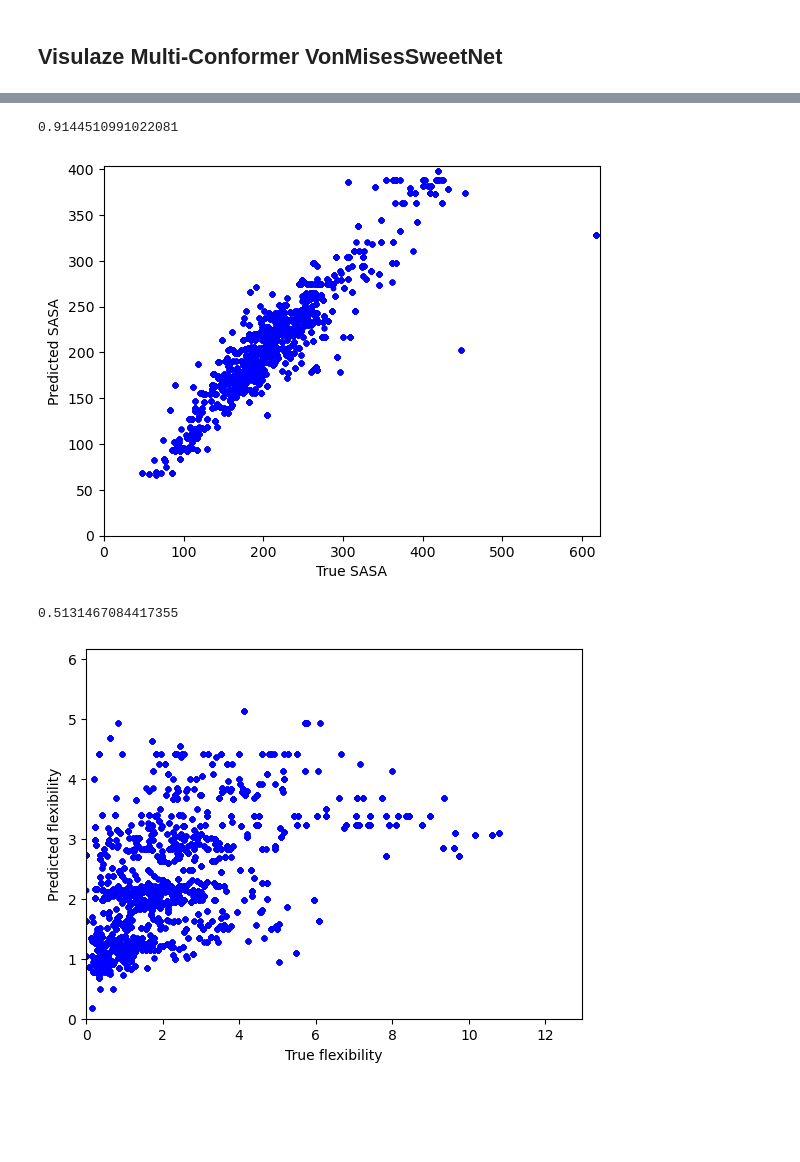
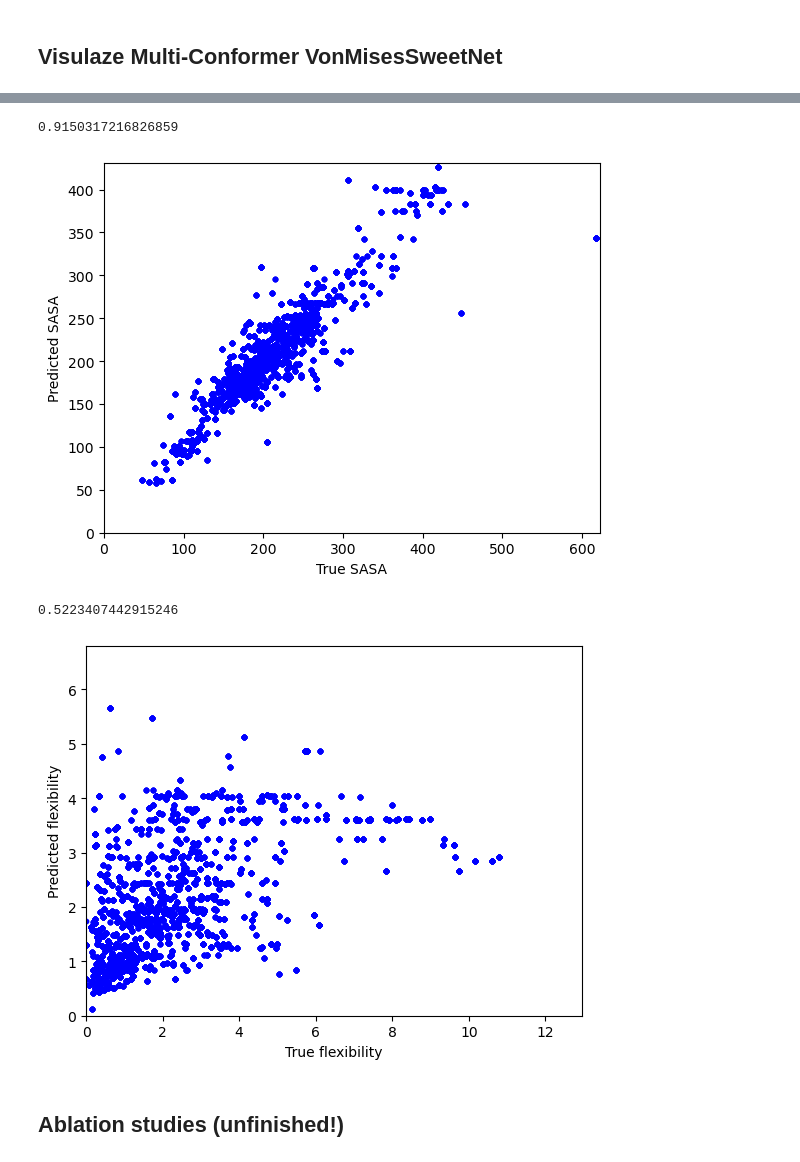
Before and after one commit to lthomes/glycontact, a Jupyter notebook: ConformerLearning.ipynb, the cells around one changed output, grey strips where cells are left out. Cells and saved outputs as stored; diff of their text form; code cells hidden in the pictures; blank space fills up the shorter version.

Commit message:
Final working version with evaluation of ML models

```diff
--- a/ConformerLearning.ipynb
+++ b/ConformerLearning.ipynb
@@ -194,0 +155,6 @@ VonMisesSweetNet
+# %%
+print("Mean:\n\t", evaluate_model((multi_mean_phi_predictor, multi_mean_psi_predictor, multi_mean_sasa_predictor, multi_mean_flex_predictor), multi_test)[:4])
+print("Median:\n\t", evaluate_model((multi_median_phi_predictor, multi_median_psi_predictor, multi_median_sasa_predictor, multi_median_flex_predictor), multi_test)[:4])
+mm_psi, mm_phi, mm_sasa, mm_flex, mm_pred = evaluate_model(multi_model, multi_test)
+print("VonMisesSweetNet:\n\t", mm_psi, mm_phi, mm_sasa, mm_flex)
+print("(Phi RMSE, PSI RMSE, SASA RMSE, Flexibility RMSE)")
@@ -285,18 +285,20 @@ def plot_value_distributions(
 
 plot_value_distributions(
     [t[1] for t in multi_test],
-    [multi_model_preds[x] for x in range(0, len(multi_model_preds), 10)],
+    [mm_pred[x] for x in range(0, len(mm_pred), 10)],
     value_name="SASA",
 )
 # %% [output]
-0.9144510991022081
+0.9150317216826859
-[figure, old version]
+[figure, new version]
 # %%
 plot_value_distributions(
     [t[1] for t in multi_test],
-    [multi_model_preds[x] for x in range(0, len(multi_model_preds), 10)],
+    [mm_pred[x] for x in range(0, len(mm_pred), 10)],
     value_name="flexibility",
 )
 # %% [output]
-0.5131467084417355
+0.5223407442915246
-[figure, old version]
+[figure, new version]
+# %% [markdown]
+## Ablation studies (unfinished!)
```
Also changed, not shown: parts of 18 cells of this notebook, 1 other file.
